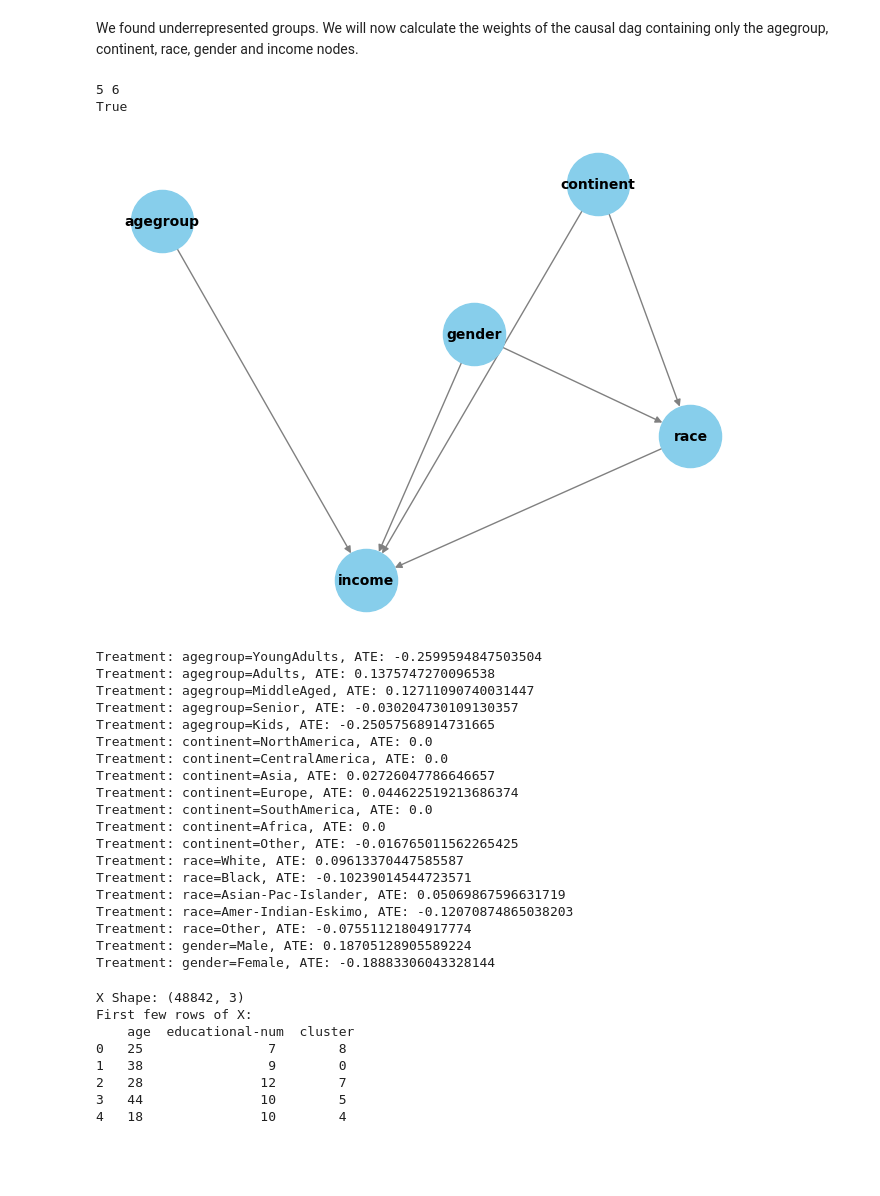
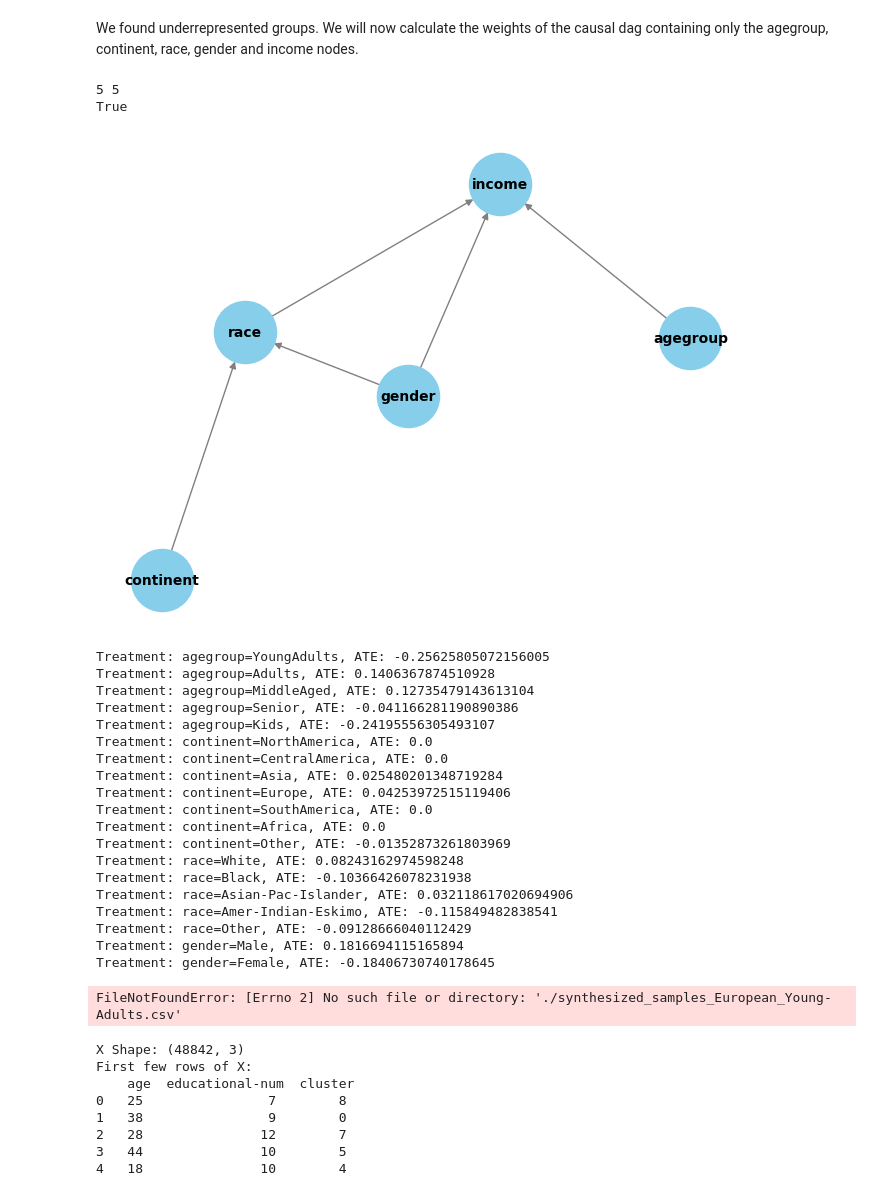
Before and after one commit to Strugoeden121/DataScience236006-Final, a Jupyter notebook: proj.ipynb, the cells around one changed output. Cells and saved outputs as stored; diff of their text form; code cells hidden in the pictures; blank space fills up the shorter version.

```diff
--- a/proj.ipynb
+++ b/proj.ipynb
@@ -8,6 +8,10 @@ import seaborn as sns
 # Load the adult dataset
 adult_dataset = pd.read_csv('./adult.csv')
 # %%
+# Drop all the columns that are not in the relevant features
+relevant_features = ['age', 'gender', 'race', 'native-country', 'income']
+adult_dataset = adult_dataset[[col for col in adult_dataset.columns if col in relevant_features]]
+
 # Replace missing values denoted by '?' with NaN
 adult_dataset.replace('?', np.nan, inplace=True)
 
@@ -245,15 +233,15 @@ dag_data = [
     ('marital_status', 'occupation'),
     ('marital_status', 'work_class'),
     ('marital_status', 'work_class'),
-    ('native_country', 'education'),
-    ('native_country', 'education_num'),
-    ('native_country', 'education_num'),
-    ('native_country', 'hours_per_week'),
-    ('native_country', 'income'),
-    ('native_country', 'marital_status'),
-    ('native_country', 'occupation'),
-    ('native_country', 'race'),
-    ('native_country', 'work_class'),
+    ('native-countryountry', 'education'),
+    ('native-countryountry', 'education_num'),
+    ('native-countryountry', 'education_num'),
+    ('native-countryountry', 'hours_per_week'),
+    ('native-countryountry', 'income'),
+    ('native-country', 'marital_status'),
+    ('native-country', 'occupation'),
+    ('native-country', 'race'),
+    ('native-country', 'work_class'),
     ('occupation', 'education'),
     ('occupation', 'income'),
     ('occupation', 'occupation_category'),
@@ -283,41 +271,40 @@ dag_data = [
 # keep only unique tuples
 dag_data = list(set(dag_data))
 # keep only tupples with both nodes conatained in the features: [age, gender, race, native-country, income]
-relevant_features = ['age', 'gender', 'race', 'native_country', 'income']
 dag_data = [row for row in dag_data if row[0] in relevant_features and row[1] in relevant_features]
-# rename native_country to continent and age to agegroup
-dag_data = [(row[0].replace('native_country', 'continent').replace('age', 'agegroup'), row[1].replace('native_country', 'continent').replace('age', 'agegroup')) for row in dag_data]
+# rename native-country to continent and age to agegroup
+dag_data = [(row[0].replace('native-country', 'continent').replace('age', 'agegroup'), row[1].replace('native-country', 'continent').replace('age', 'agegroup')) for row in dag_data]
 
 outcome_node = 'income'
 treatment_node_to_possible_treatments = {
     'agegroup': ['YoungAdults', 'Adults', 'MiddleAged', 'Senior', 'Kids'],
     'continent': ['NorthAmerica', 'CentralAmerica', 'Asia', 'Europe', 'SouthAmerica', 'Africa', 'Other'],
     'race': ['White', 'Black', 'Asian-Pac-Islander', 'Amer-Indian-Eskimo', 'Other'],
     'gender': ['Male', 'Female']}
     # 'income': ['<=50K', '>50K']}
 
 # categorical_cols = ['agegroup', 'continent', 'race', 'gender', 'income']
 # print()
 # # convert the categorical columns to one-hot encoding
 # adult_dataset = pd.get_dummies(adult_dataset, columns=categorical_cols, drop_first=True)
 # for dag_data_edge in dag_data:
 #     if dag_data_edge[0] in categorical_cols:
 #         dag_data += [(f'{dag_data_edge[0]}_{treatment}', dag_data_edge[1]) for treatment in treatment_node_to_possible_treatments[dag_data_edge[0]]]
 #     if dag_data_edge[1] in categorical_cols:
 #         dag_data += [(dag_data_edge[0], f'{dag_data_edge[1]}_{treatment}') for treatment in treatment_node_to_possible_treatments[dag_data_edge[1]]]
 
 # edit the dag to include the one-hot encoded columns
 dag = nx.DiGraph(dag_data)
 print(len(dag.nodes), len(dag.edges))
 
 print(nx.is_directed_acyclic_graph(dag))
 # Draw the dag
 
 nx.draw(dag, with_labels=True, node_size=2000, node_color='skyblue', font_size=10, font_weight='bold', edge_color='gray', pos=nx.spring_layout(dag))
 # %% [output]
-5 6
+5 5
 True
-[figure, old version]
+[figure, new version]
 # %%
 # For each node in the DAG, calculate the ATE of each possible treatment on the income feature, using dowhy
 import dowhy
@@ -361,22 +348,22 @@ def get_treatment_to_casual_estimate_dict(dataset, dag, treatment_node_to_possib
 # %%
 treatment_to_casual_estimate_dict = get_treatment_to_casual_estimate_dict(adult_dataset, dag, treatment_node_to_possible_treatments)
 # %% [output]
-Treatment: agegroup=YoungAdults, ATE: -0.2599594847503504
-Treatment: agegroup=Adults, ATE: 0.1375747270096538
-Treatment: agegroup=MiddleAged, ATE: 0.12711090740031447
-Treatment: agegroup=Senior, ATE: -0.030204730109130357
-Treatment: agegroup=Kids, ATE: -0.25057568914731665
+Treatment: agegroup=YoungAdults, ATE: -0.25625805072156005
+Treatment: agegroup=Adults, ATE: 0.1406367874510928
+Treatment: agegroup=MiddleAged, ATE: 0.12735479143613104
+Treatment: agegroup=Senior, ATE: -0.041166281190890386
+Treatment: agegroup=Kids, ATE: -0.24195556305493107
 Treatment: continent=NorthAmerica, ATE: 0.0
 Treatment: continent=CentralAmerica, ATE: 0.0
-Treatment: continent=Asia, ATE: 0.02726047786646657
-Treatment: continent=Europe, ATE: 0.044622519213686374
+Treatment: continent=Asia, ATE: 0.025480201348719284
+Treatment: continent=Europe, ATE: 0.04253972515119406
 Treatment: continent=SouthAmerica, ATE: 0.0
 Treatment: continent=Africa, ATE: 0.0
-Treatment: continent=Other, ATE: -0.016765011562265425
-Treatment: race=White, ATE: 0.09613370447585587
-Treatment: race=Black, ATE: -0.10239014544723571
-Treatment: race=Asian-Pac-Islander, ATE: 0.05069867596631719
-Treatment: race=Amer-Indian-Eskimo, ATE: -0.12070874865038203
-Treatment: race=Other, ATE: -0.07551121804917774
-Treatment: gender=Male, ATE: 0.18705128905589224
-Treatment: gender=Female, ATE: -0.18883306043328144
+Treatment: continent=Other, ATE: -0.01352873261803969
+Treatment: race=White, ATE: 0.08243162974598248
+Treatment: race=Black, ATE: -0.10366426078231938
+Treatment: race=Asian-Pac-Islander, ATE: 0.032118617020694906
+Treatment: race=Amer-Indian-Eskimo, ATE: -0.115849482838541
+Treatment: race=Other, ATE: -0.09128666040112429
+Treatment: gender=Male, ATE: 0.1816694115165894
+Treatment: gender=Female, ATE: -0.18406730740178645
@@ -383,3 +396,13 @@ Treatment: gender=Female, ATE: -0.18883306043328144
+# %%
+# underrepresented_groups = ['Amer-Indian-Eskimo', 'Female_Asian-Pac-Islander', 'South-America', 'Asia-White', 'Asia-Black', 'Non-White_Kids', 'European_Young-Adults']
+underrepresented_groups = ['European_Young-Adults']
+
+
+for group in underrepresented_groups:
+    synthesized_samples_file_path = f'./synthesized_samples_{group}.csv'
+    check_synthesized_samples_effect(adult_dataset, dag, treatment_node_to_possible_treatments, treatment_to_casual_estimate_dict, synthesized_samples_file_path)
+# %% [output]
+FileNotFoundError: [Errno 2] No such file or directory: './synthesized_samples_European_Young-Adults.csv'
 # %%
 # Select features for clustering
 scalar_features_for_voroni = ['age', 'educational-num']
```
Also changed, not shown: parts of 13 cells of this notebook.
